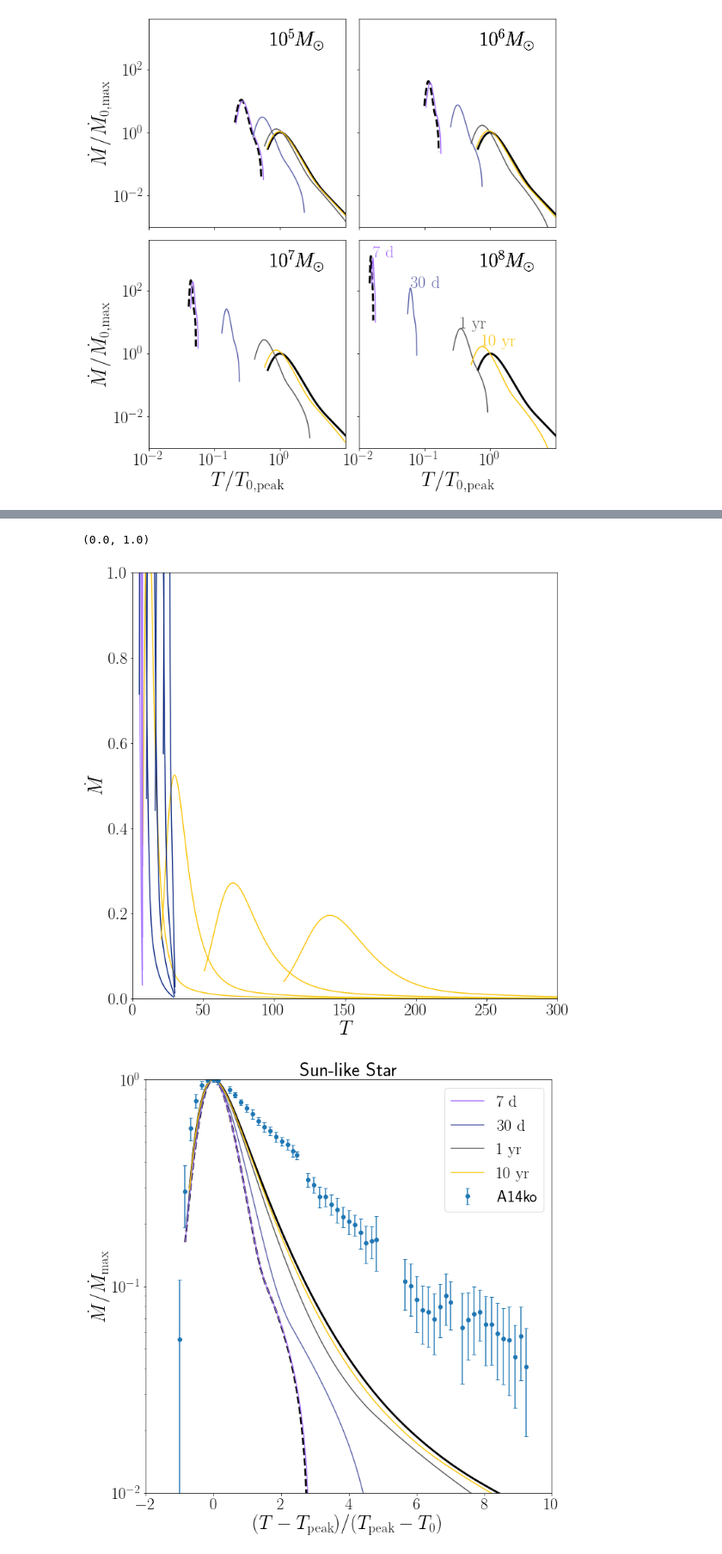
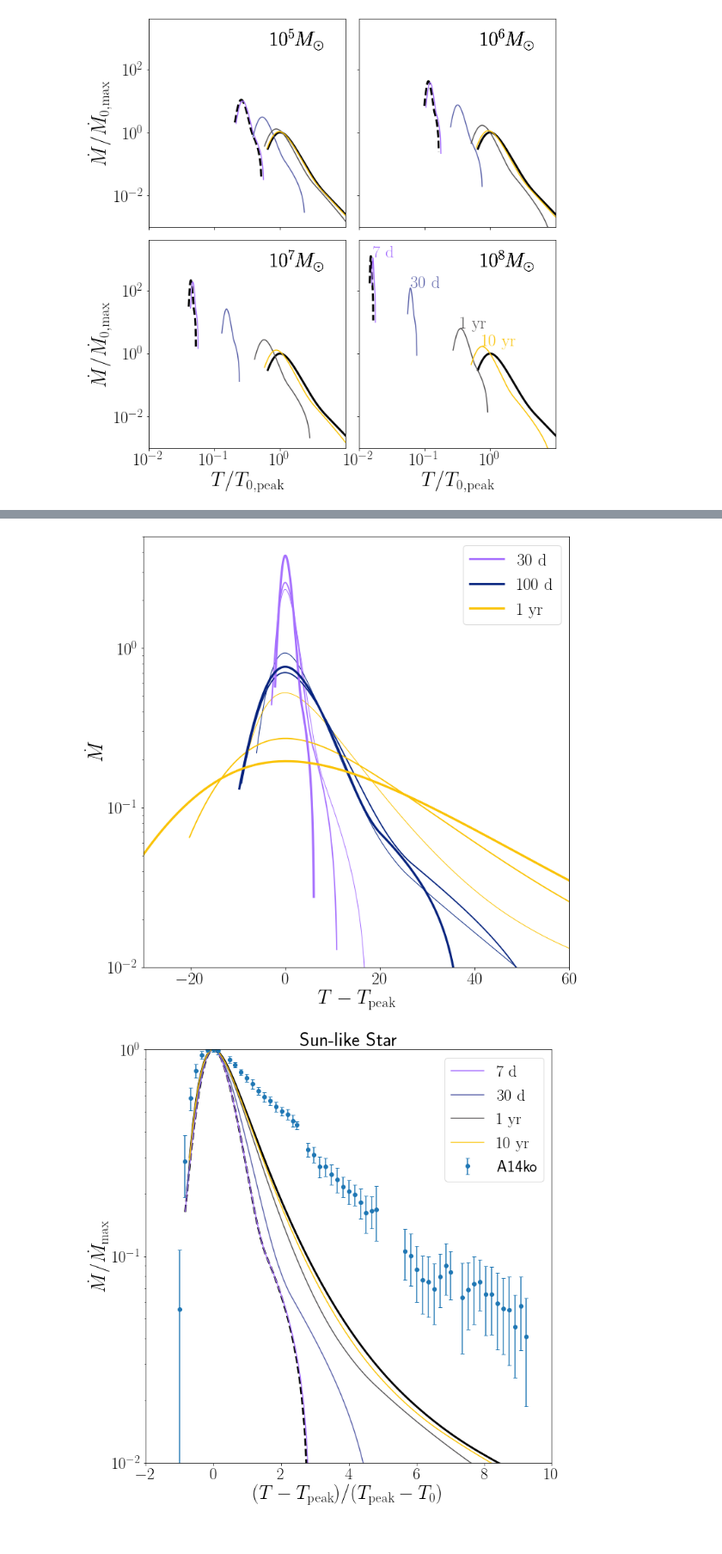
Before and after one commit to slowdivePTG/ASASSN-14ko, a Jupyter notebook: YT_Visualization/Phase Space.ipynb, the cells around one changed output, grey strips where cells are left out. Shown at 86% size. Saved outputs shown, nothing was run; the diff lists cells and outputs as text; code cells hidden in the pictures.

Commit message:
Light curve duration

```diff
--- a/YT_Visualization/Phase Space.ipynb
+++ b/YT_Visualization/Phase Space.ipynb
@@ -257,7 +257,9 @@ plt.loglog(q_range, [tde.Tpeak for tde in tde_cri],
            color='k',
            linestyle='--',
            linewidth=3)
-plt.fill_between(q_range, [tde.Tpeak for tde in tde_cri], color='grey', alpha=0.5)
+plt.fill_between(q_range, [tde.Tpeak for tde in tde_cri],
+                 color='grey',
+                 alpha=0.5)
 
 P_range = np.array([7, 30, 365.25, 3652.5]) * u.day
 Ecc = P2Ecc(P_range)
@@ -279,19 +281,16 @@ for level, ecc in enumerate(Ecc):
              fontsize=25,
              ha='right',
              color=cmap(level))
-    '''Tpeak_ratio_analyt_temp = (((1 - ecc) / 2 + q_range**(-1 / 3)) /
-                               ((1 - ecc) / 2 + q_range[0]**(-1 / 3)))**(-3 /
-                                                                         2)
-    plt.loglog(q_range,
-               tde_temp[0].Tpeak * Tpeak_ratio_analyt_temp,
+    Tpeak_ratio_analyt_temp = ((1 - ecc) * q_range**(1 / 3) / 2 + 1)**(-3 / 2)
+    plt.loglog(q_range, [tde.Tpeak for tde in tde0] * Tpeak_ratio_analyt_temp,
                color=cmap(level),
-               linestyle=':')'''
+               linestyle=':')
 plt.xlim(1e4, 1e9)
 plt.ylim(1e0, 1e3)
 plt.ylabel('$T_\mathrm{peak}\ \mathrm{[day]}$', fontsize=30)
 plt.xlabel('$M_\mathrm{BH}\ [M_\odot]$', fontsize=30)
 plt.gca().tick_params(labelsize=25)
 plt.tight_layout()
-plt.savefig('Tp_q.pdf', bbox_inches='tight')
+#plt.savefig('Tp_q.pdf', bbox_inches='tight')
 # %% [output]
 16
@@ -423,37 +470,41 @@ plt.ylim(1e-4, 1e2)
 # %%
 f, ax = plt.subplots(1, 1, figsize=(10, 10), sharex=True, sharey=True)
 a = ax
-Q = [1e5, 1e6, 1e7, 1e8]
+Q = [1e6, 1e7, 1e8]
 
 k = 0
 for q in Q:
 
-    P_range = np.array([7, 30, 365.25]) * u.day
+    P_range = np.array([30, 100, 365.25]) * u.day
     Ecc = P2Ecc(P_range)
     cmap = cm.get_cmap('Haze', 3)
 
     for level, ecc in enumerate(Ecc):
-        tde = TDE(Ecc=ecc, beta=1.0, file='1.000.dat', q=q)
-        a.plot(tde.T, tde.dmdt, color=cmap(level))
         if S[level] == None:
             s = '${:.0f}$'.format(P_range[level].v) + '$\ \mathrm{d}$'
         else:
             s = S[level]
+        tde = TDE(Ecc=ecc, beta=1.0, file='1.000.dat', q=q)
+        if k == 2:
+            a.plot(tde.T - tde.Tpeak, tde.dmdt, color=cmap(level), linewidth=1.8**k, label=s)
+        else:
+            a.plot(tde.T - tde.Tpeak, tde.dmdt, color=cmap(level), linewidth=1.8**k)
 
     a.tick_params(labelsize=25)
     k += 1
 
 ax.set_ylabel('$\dot M$', fontsize=30)
-ax.set_xlabel('$T$', fontsize=30)
+ax.set_xlabel('$T-T_\mathrm{peak}$', fontsize=30)
 plt.tight_layout()
-plt.xlim(0, 300)
-plt.ylim(0, 1)
+plt.xlim(-30, 60)
+plt.ylim(1e-2, 5e0)
+plt.yscale('log')
+plt.legend(prop={'size':25})
 #plt.xticks([1e-2, 1e-1, 1e0])
 #plt.yticks([1e-2, 1e0, 1e2])
-#plt.savefig('Mdot_T.pdf', bbox_inches='tight')
+plt.savefig('/Users/chang/Desktop/Duration.pdf', bbox_inches='tight')
 # %% [output]
-(0.0, 1.0)
-[figure, old version]
+[figure, new version]
 # %%
 TESS = np.loadtxt('../mosfit_bin/TESS_cgs_sector3-5.dat')
 TESS = TESS[TESS[:, 0] > 2458429]
```
Also changed, not shown: parts of 3 cells of this notebook.
